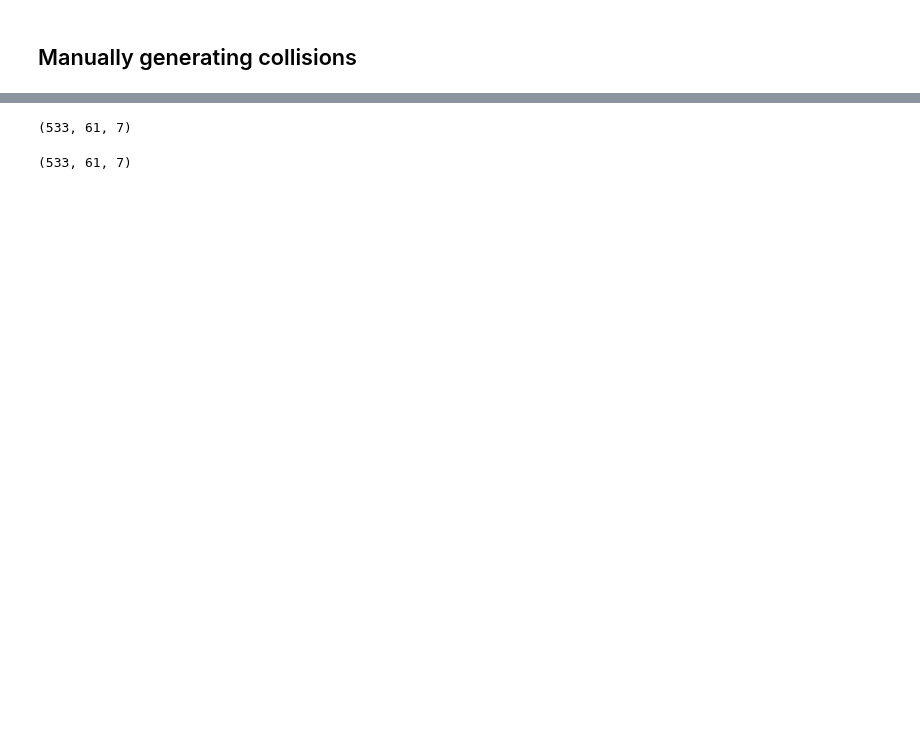
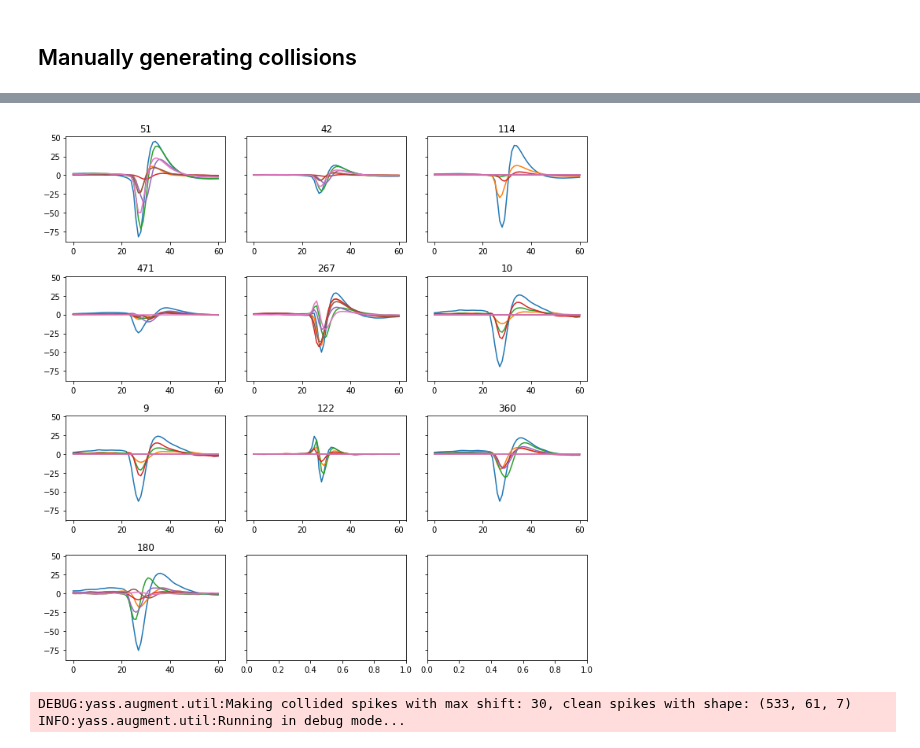
Before and after one commit to edublancas/yass-private, a Jupyter notebook: nnet/exploring-training-data.ipynb, the cells around one changed output, grey strips where cells are left out. Cells and saved outputs as stored; diff of their text form; code cells hidden in the pictures; blank space fills up the shorter version.

```diff
--- a/nnet/exploring-training-data.ipynb
+++ b/nnet/exploring-training-data.ipynb
@@ -39,9 +58,9 @@ CONFIG = read_config()
 # %%
 path_to_data = path.expanduser('~/data')
+
 path_to_ground_truth = path.join(path_to_data,
                                  'groundtruth_ej49_data1_set1.mat')
-path_to_standarized = path.join(path_to_data, 'tmp', 'preprocess',
-                               'standarized.bin')
+path_to_experiment = path.join(path_to_data, 'nnet')
 path_to_geom = path.join(path_to_data, 'ej49_geometry1.txt')
 
 path_to_here = path.expanduser('~/dev/private-yass/nnet')
@@ -96,13 +144,11 @@ from yass.templates import preprocess
 from yass.augment.util import (make_noisy, make_clean, make_collided,
                                make_misaligned, make_noise)
 
-yass._enable_debug_mode()
-
 collision_ratio = 1
 multi_channel = True
 
-data_folder = '/home/Edu/data/nnet/'
-path_to_data = os.path.join(data_folder, 'preprocess', 'standarized.bin')
+path_to_data = os.path.join(path_to_experiment, 'preprocess',
+                            'standarized.bin')
 
 templates, templates_uncropped = preprocess(CONFIG, gt,
                                             path_to_data,
@@ -130,13 +189,20 @@ INFO:yass.batch.batch:yass.templates.util.compute_weighted_templates took 8.1987
-# %%
-x_clean.shape
-# %% [output]
-(533, 61, 7)
+# %%
+plot.grid_from_array(x_clean,
+                     axis=0,
+                     elements=10,
+                     sharey=True)
+# %% [output]
+[figure, added]
 # %%
+yass._enable_debug_mode(True)
+random.seed(0)
+np.random.seed(0)
+
 # make collided spikes
-x_collision, x_to_collide = make_collided(x_clean, collision_ratio, templates,
-                                          R, multi_channel, n_neigh)
+x_collision, x_to_collide = make_collided(x_clean, collision_ratio,
+                                          multi_channel,
+                                          n_neigh)
+# %% [output]
+DEBUG:yass.augment.util:Making collided spikes with max shift: 30, clean spikes with shape: (533, 61, 7)
+INFO:yass.augment.util:Running in debug mode...
-# %%
-_.shape
-# %% [output]
-(533, 61, 7)
 # %%
```
Also changed, not shown: parts of 15 cells of this notebook, 3 other files.
